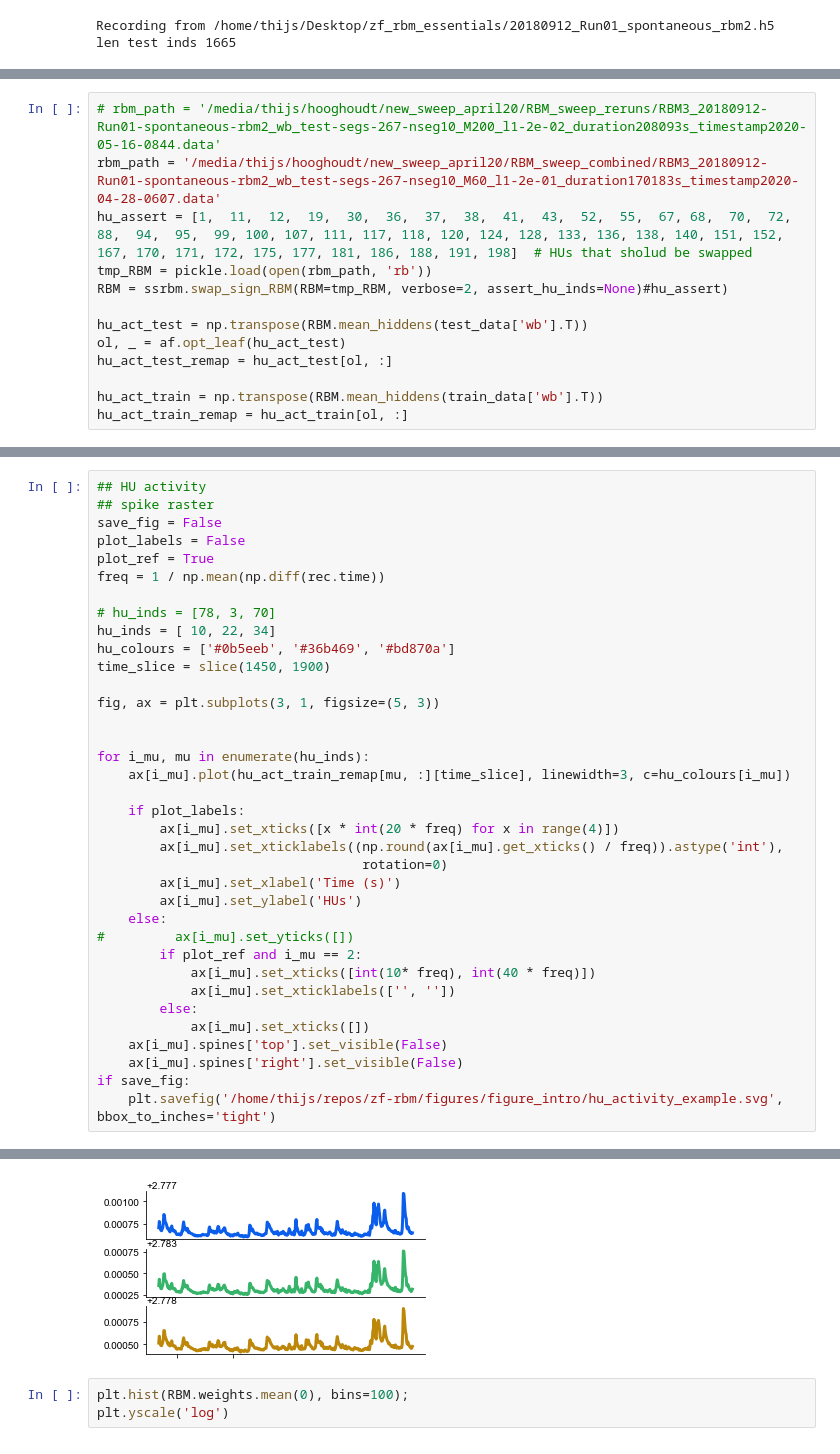
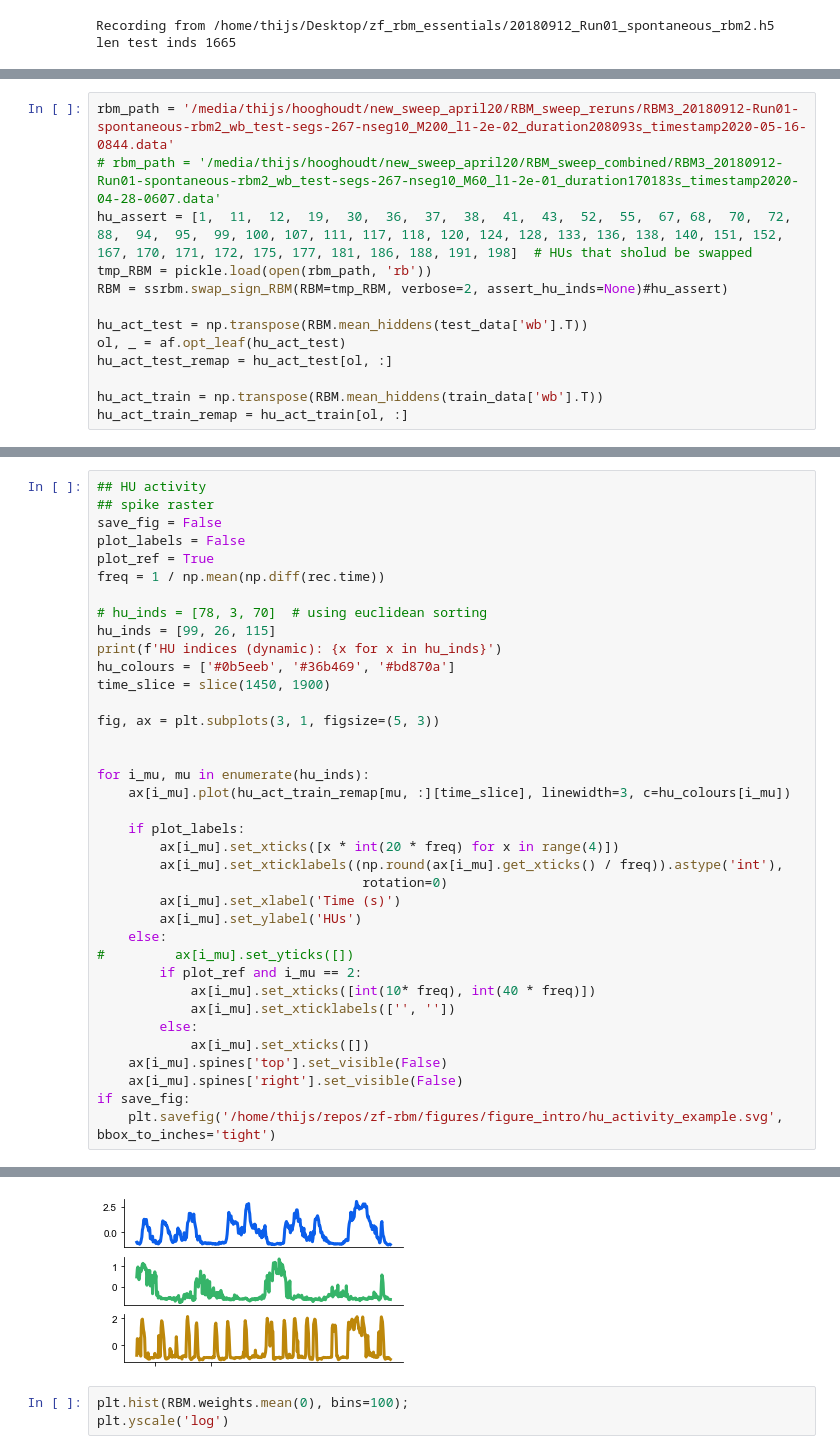
Before and after one commit to vdplasthijs/zf-rbm, a Jupyter notebook: figure_notebooks/fig_methods_intro.ipynb, the cells around one changed output, grey strips where cells are left out. Drawn from its saved outputs; the diff is of its cells as text.

Commit message:
update dynamics fig

```diff
--- a/figure_notebooks/fig_methods_intro.ipynb
+++ b/figure_notebooks/fig_methods_intro.ipynb
@@ -53,6 +53,6 @@ NameError: name 'random_neurons' is not defined
 # %%
-# rbm_path = '/media/thijs/hooghoudt/new_sweep_april20/RBM_sweep_reruns/RBM3_20180912-Run01-spontaneous-rbm2_wb_test-segs-267-nseg10_M200_l1-2e-02_duration208093s_timestamp2020-05-16-0844.data'
-rbm_path = '/media/thijs/hooghoudt/new_sweep_april20/RBM_sweep_combined/RBM3_20180912-Run01-spontaneous-rbm2_wb_test-segs-267-nseg10_M60_l1-2e-01_duration170183s_timestamp2020-04-28-0607.data'
+rbm_path = '/media/thijs/hooghoudt/new_sweep_april20/RBM_sweep_reruns/RBM3_20180912-Run01-spontaneous-rbm2_wb_test-segs-267-nseg10_M200_l1-2e-02_duration208093s_timestamp2020-05-16-0844.data'
+# rbm_path = '/media/thijs/hooghoudt/new_sweep_april20/RBM_sweep_combined/RBM3_20180912-Run01-spontaneous-rbm2_wb_test-segs-267-nseg10_M60_l1-2e-01_duration170183s_timestamp2020-04-28-0607.data'
 hu_assert = [1,  11,  12,  19,  30,  36,  37,  38,  41,  43,  52,  55,  67, 68,  70,  72,  88,  94,  95,  99, 100, 107, 111, 117, 118, 120, 124, 128, 133, 136, 138, 140, 151, 152, 167, 170, 171, 172, 175, 177, 181, 186, 188, 191, 198]  # HUs that sholud be swapped
 tmp_RBM = pickle.load(open(rbm_path, 'rb'))
 RBM = ssrbm.swap_sign_RBM(RBM=tmp_RBM, verbose=2, assert_hu_inds=None)#hu_assert)
@@ -75,8 +89,9 @@ plot_labels = False
 plot_ref = True
 freq = 1 / np.mean(np.diff(rec.time))
 
-# hu_inds = [78, 3, 70]
-hu_inds = [ 10, 22, 34]
+# hu_inds = [78, 3, 70]  # using euclidean sorting
+hu_inds = [99, 26, 115]
+print(f'HU indices (dynamic): {x for x in hu_inds}')
 hu_colours = ['#0b5eeb', '#36b469', '#bd870a']
 time_slice = slice(1450, 1900)
 
@@ -107,4 +123,4 @@ if save_fig:
-[figure, old version]
+[figure, new version]
 # %%
 plt.hist(RBM.weights.mean(0), bins=100);
 plt.yscale('log')
```
Also changed, not shown: parts of 5 cells of this notebook, 2 other files.
